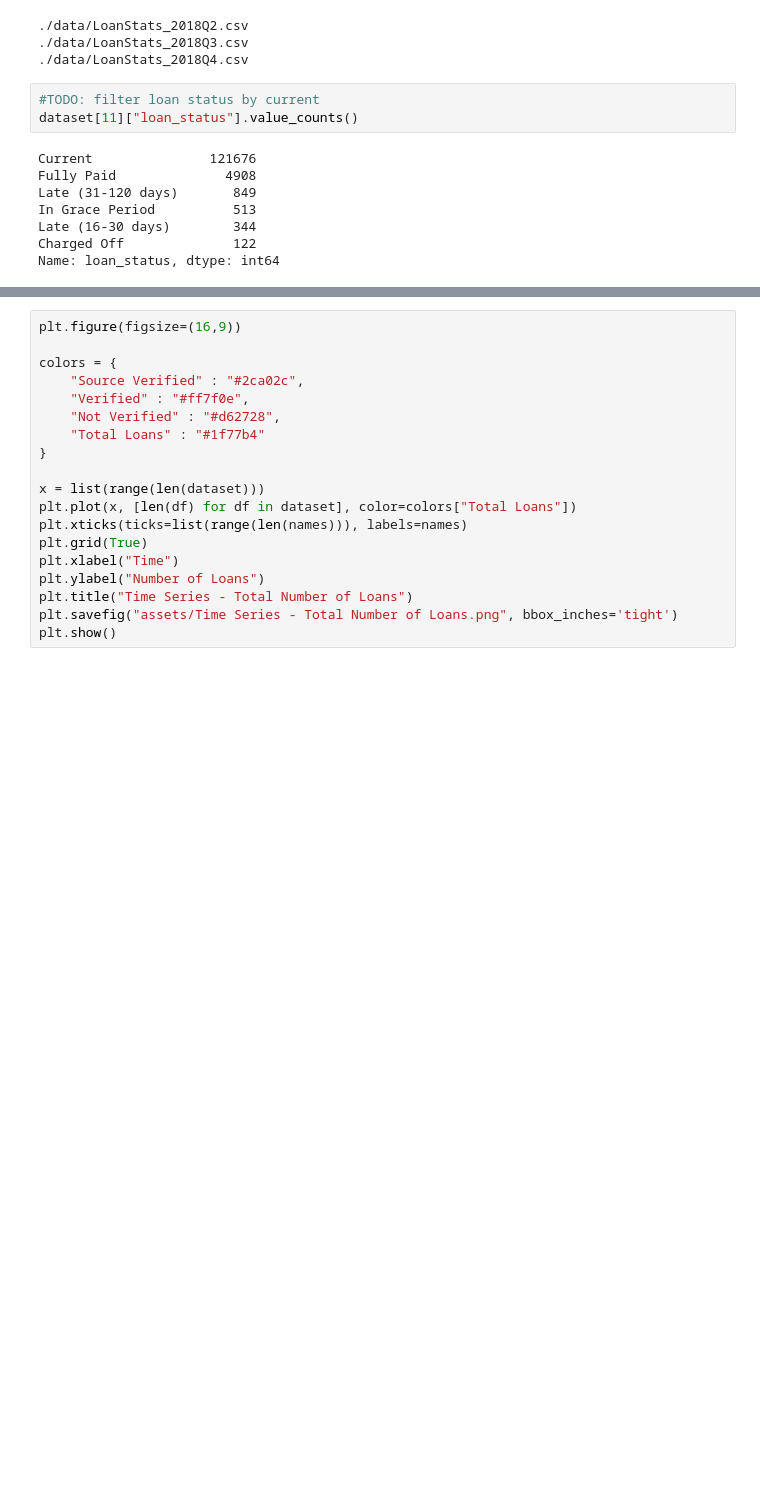
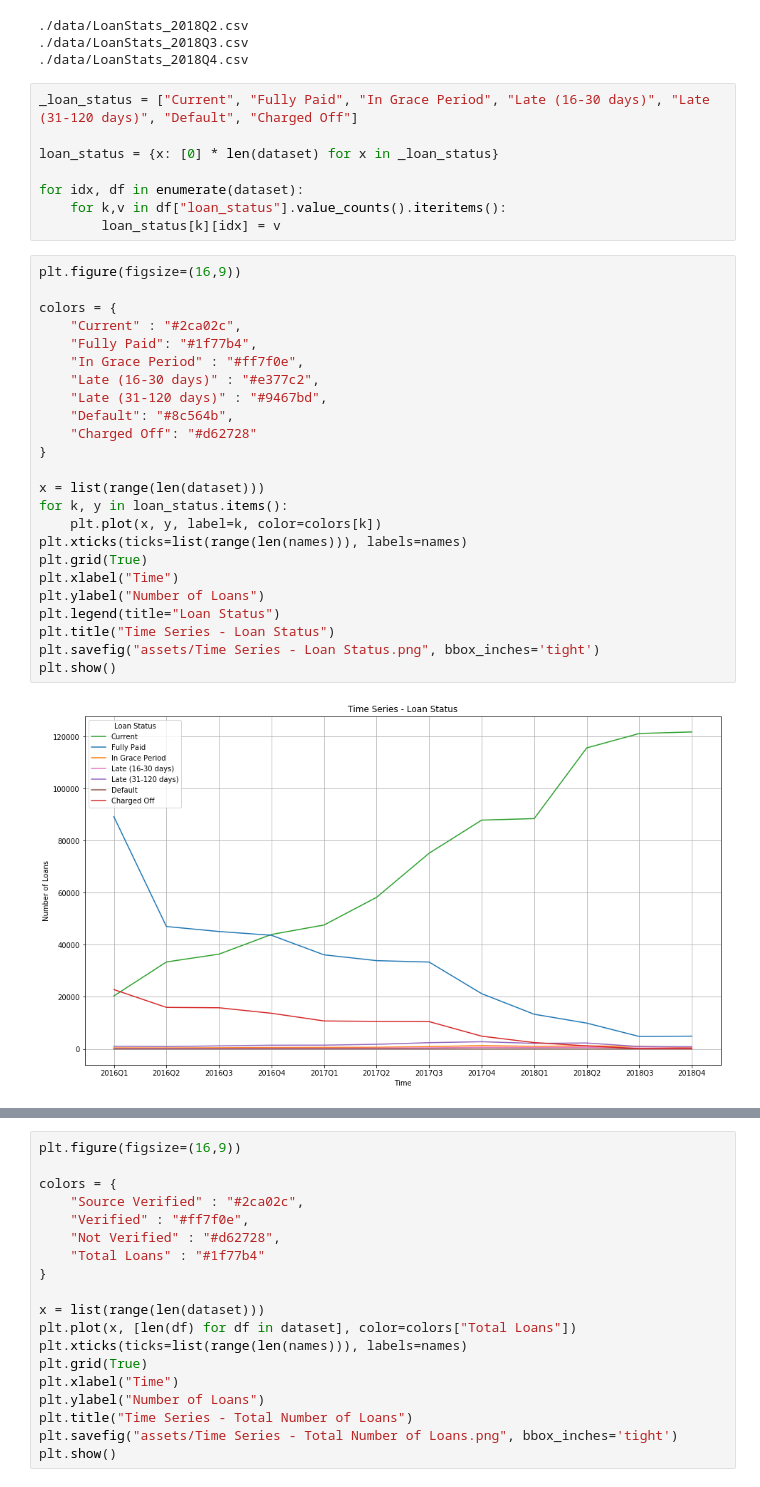
Before and after one commit to juszhan/LendingClub-Profitability, a Jupyter notebook: lendingclub_time_series_analysis.ipynb, the cells around one changed output, grey strips where cells are left out. Saved outputs shown, nothing was run; the diff lists cells and outputs as text; blank space fills up the shorter version.

Commit message:
Added loan status time series

```diff
--- a/lendingclub_time_series_analysis.ipynb
+++ b/lendingclub_time_series_analysis.ipynb
@@ -33,14 +33,37 @@ for file_name in os.listdir(_DATA_DIR):
 ./data/LoanStats_2018Q2.csv
 ./data/LoanStats_2018Q3.csv
 ./data/LoanStats_2018Q4.csv
-# %%
-#TODO: filter loan status by current
-dataset[11]["loan_status"].value_counts()
-# %% [output]
-Current               121676
-Fully Paid              4908
-Late (31-120 days)       849
-In Grace Period          513
-Late (16-30 days)        344
-Charged Off              122
-Name: loan_status, dtype: int64
+# %%
+_loan_status = ["Current", "Fully Paid", "In Grace Period", "Late (16-30 days)", "Late (31-120 days)", "Default", "Charged Off"]
+
+loan_status = {x: [0] * len(dataset) for x in _loan_status}
+
+for idx, df in enumerate(dataset):
+    for k,v in df["loan_status"].value_counts().iteritems():
+        loan_status[k][idx] = v
+# %%
+plt.figure(figsize=(16,9))
+
+colors = {
+    "Current" : "#2ca02c",
+    "Fully Paid": "#1f77b4",
+    "In Grace Period" : "#ff7f0e",
+    "Late (16-30 days)" : "#e377c2",
+    "Late (31-120 days)" : "#9467bd",
+    "Default": "#8c564b",
+    "Charged Off": "#d62728"
+}
+
+x = list(range(len(dataset)))
+for k, y in loan_status.items():
+    plt.plot(x, y, label=k, color=colors[k])
+plt.xticks(ticks=list(range(len(names))), labels=names)
+plt.grid(True)
+plt.xlabel("Time")
+plt.ylabel("Number of Loans")
+plt.legend(title="Loan Status")
+plt.title("Time Series - Loan Status")
+plt.savefig("assets/Time Series - Loan Status.png", bbox_inches='tight')
+plt.show()
+# %% [output]
+[figure, added]
```
Also changed, not shown: parts of 4 cells of this notebook, 5 other files.
